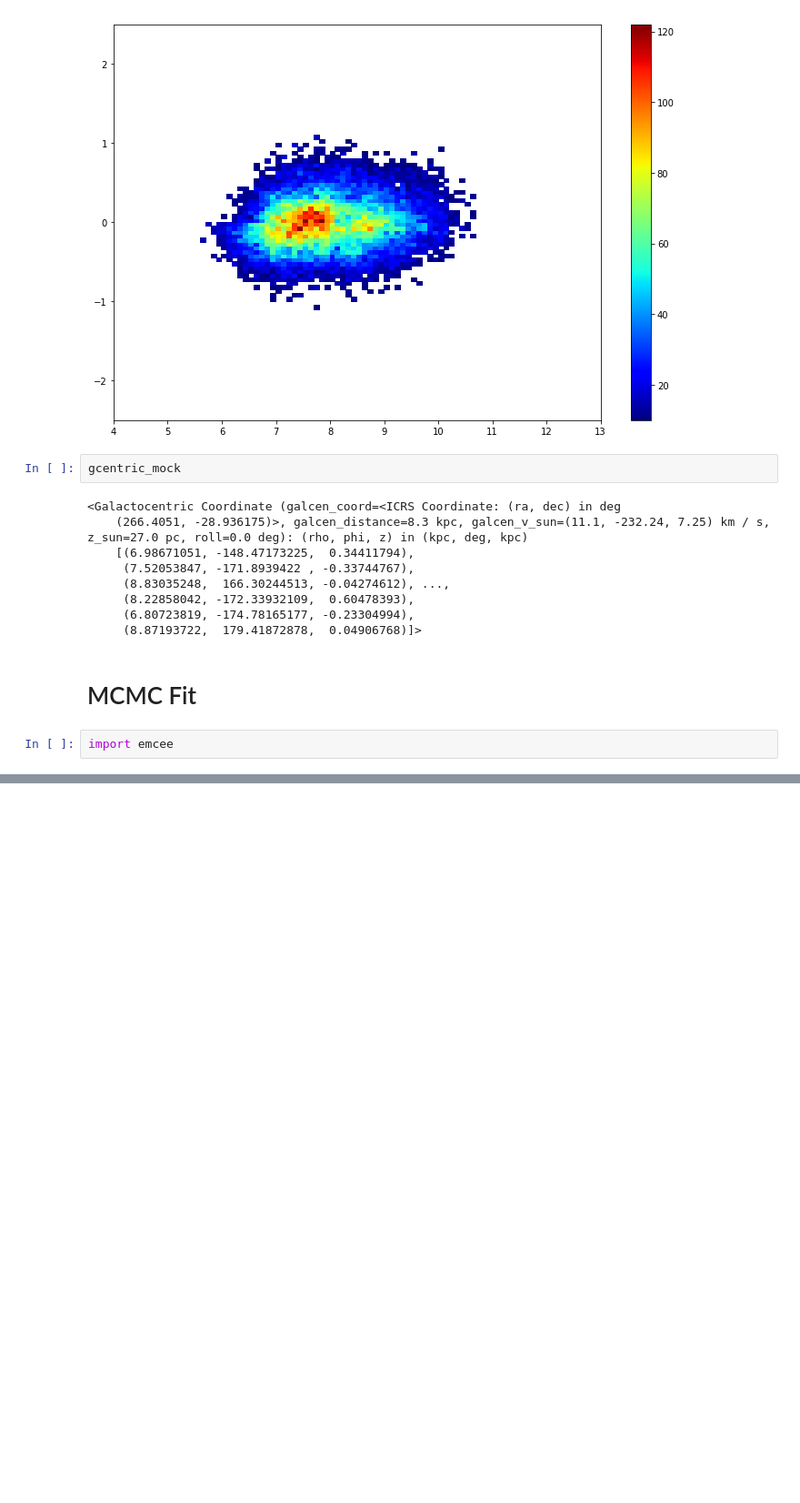
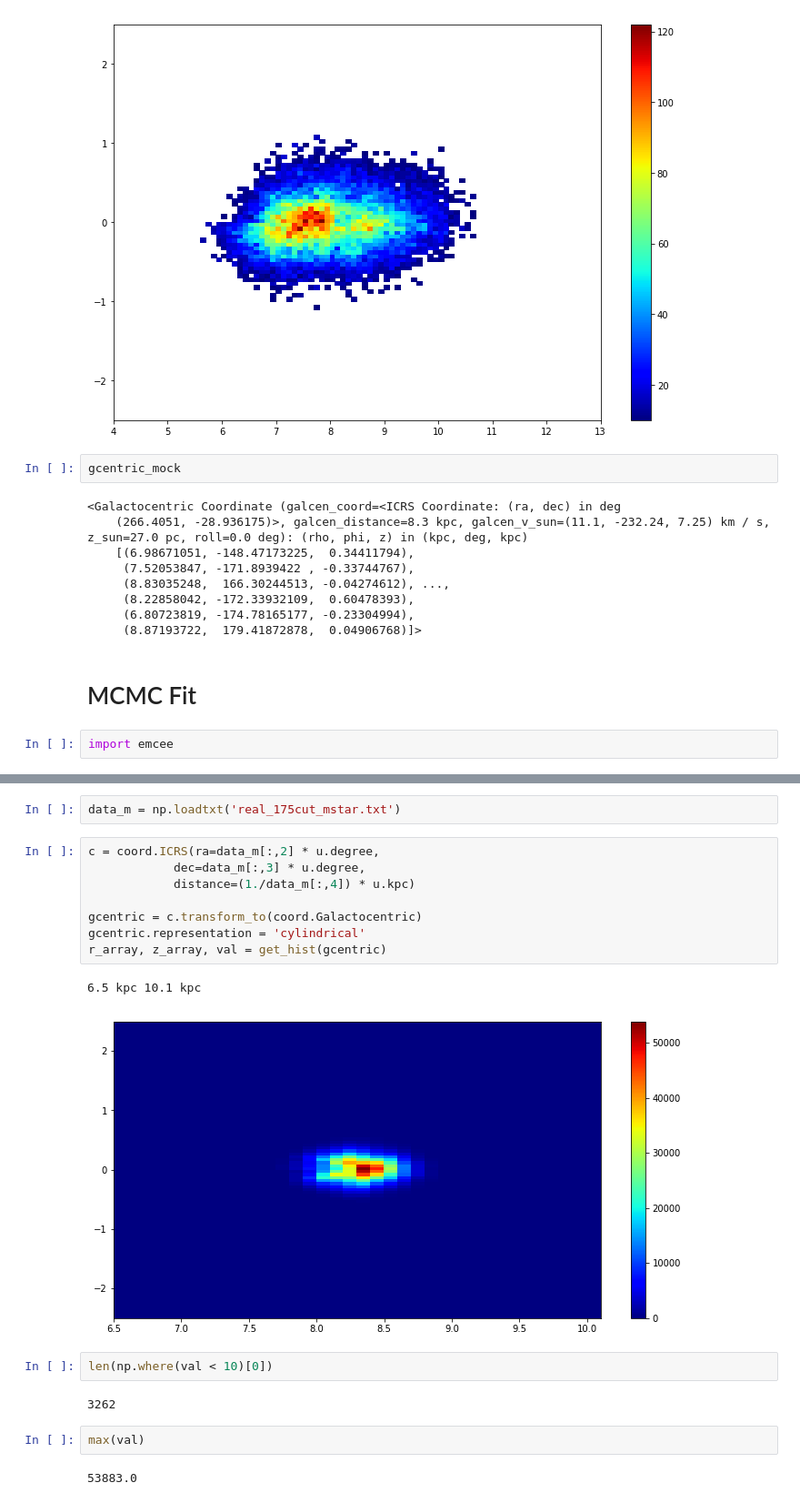
Before and after one commit to nonsk131/gaia, a Jupyter notebook: gaia_star_dist.ipynb, the cells around one changed output, grey strips where cells are left out. Shown: that part at 91% size. Drawn from its saved outputs; the diff is of its cells as text; blank space fills up the shorter version.

```diff
--- a/gaia_star_dist.ipynb
+++ b/gaia_star_dist.ipynb
@@ -204,0 +260,21 @@ import emcee
+# %%
+data_m = np.loadtxt('real_175cut_mstar.txt')
+# %%
+c = coord.ICRS(ra=data_m[:,2] * u.degree,
+            dec=data_m[:,3] * u.degree,
+            distance=(1./data_m[:,4]) * u.kpc)
+
+gcentric = c.transform_to(coord.Galactocentric)
+gcentric.representation = 'cylindrical'
+r_array, z_array, val = get_hist(gcentric)
+# %% [output]
+6.5 kpc 10.1 kpc
+[figure, added]
+# %%
+len(np.where(val < 10)[0])
+# %% [output]
+3262
+# %%
+max(val)
+# %% [output]
+53883.0
```
Also changed, not shown: parts of 1 cell of this notebook, 1 other file.
